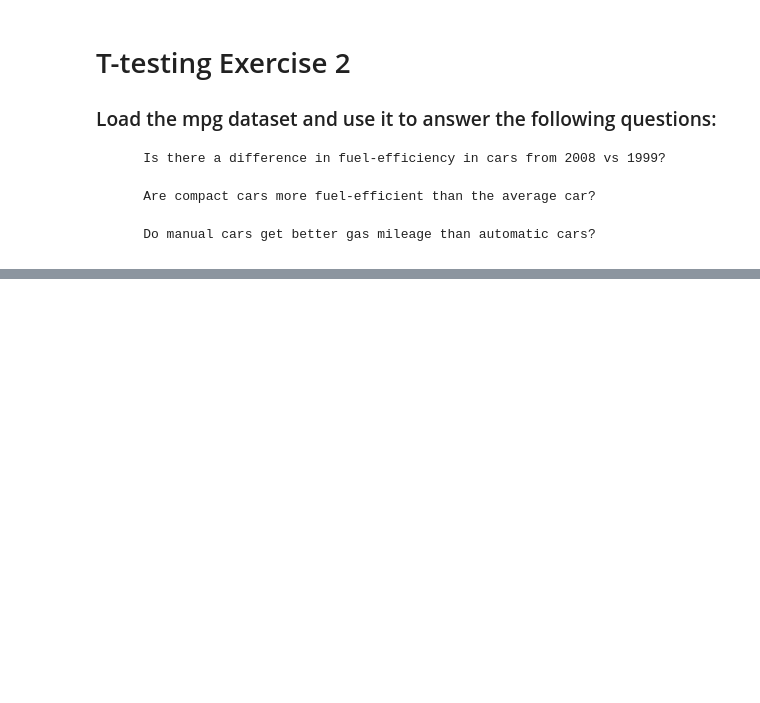
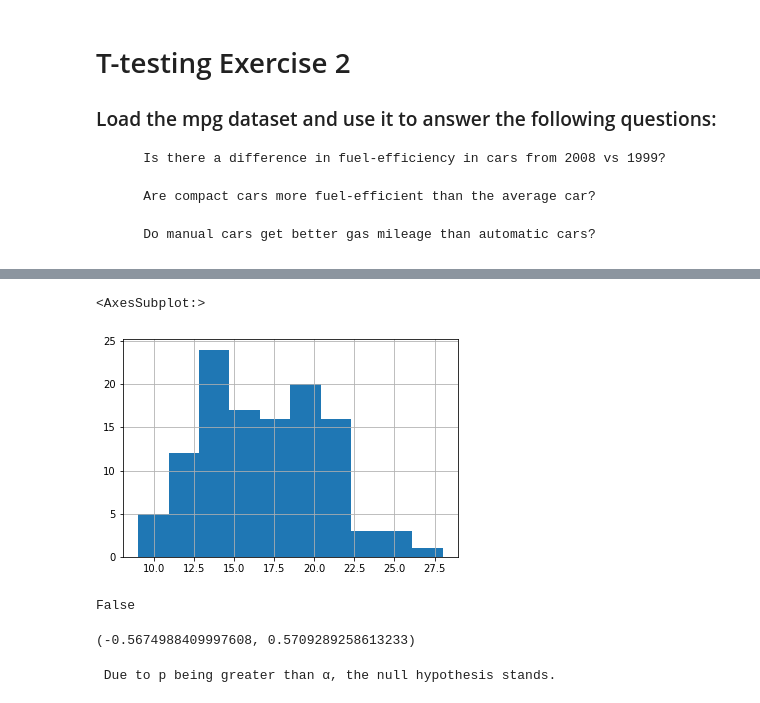
Before and after one commit to BraedenWright/statistics-exercises, a Jupyter notebook: hypothesis_testing.ipynb, the cells around one changed output, grey strips where cells are left out. Saved outputs shown, nothing was run; the diff lists cells and outputs as text; code cells hidden in the pictures; blank space fills up the shorter version.

```diff
--- a/hypothesis_testing.ipynb
+++ b/hypothesis_testing.ipynb
@@ -95,0 +178,23 @@ std_dev_two = 20 #days
+# %%
+# graph to help visualize distribution
+
+fe_2008.hist()
+# %% [output]
+<AxesSubplot:>
+[figure, added]
+# %%
+fe_1999.var() == fe_2008.var()
+# %% [output]
+False
+# %%
+t, p = stats.ttest_ind(fe_2008, fe_1999, equal_var=False)
+t, p
+# %% [output]
+(-0.5674988409997608, 0.5709289258613233)
+# %%
+if p < α:
+    print(f' We can reject he null hypothesis.')
+else:
+    print(f' Due to p being greater than α, the null hypothesis stands.')
+# %% [output]
+ Due to p being greater than α, the null hypothesis stands.
```
Also changed, not shown: parts of 10 cells of this notebook.
